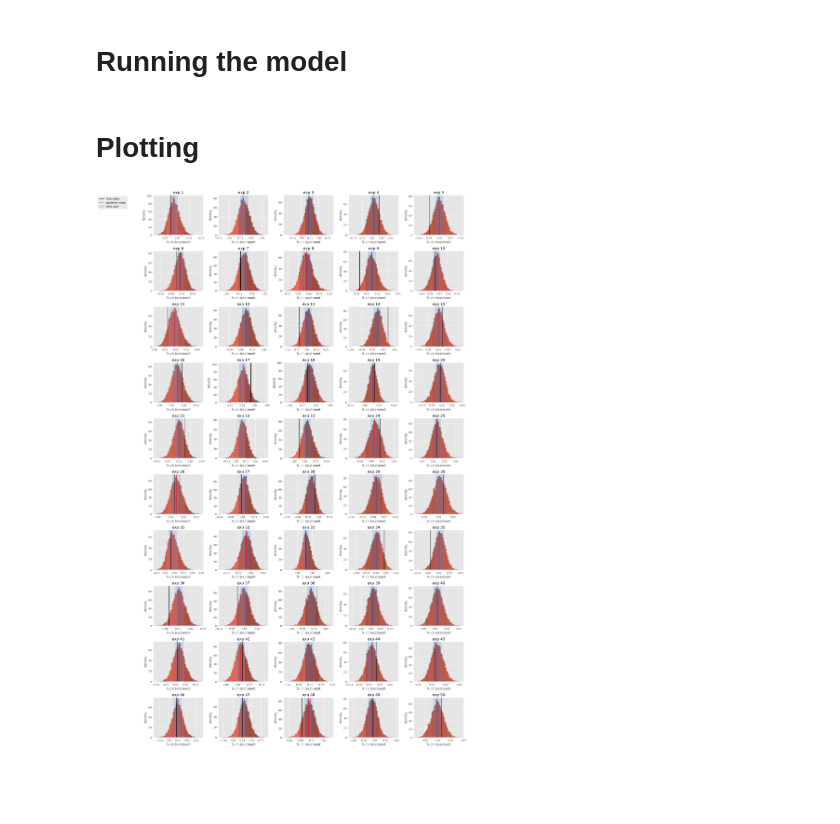
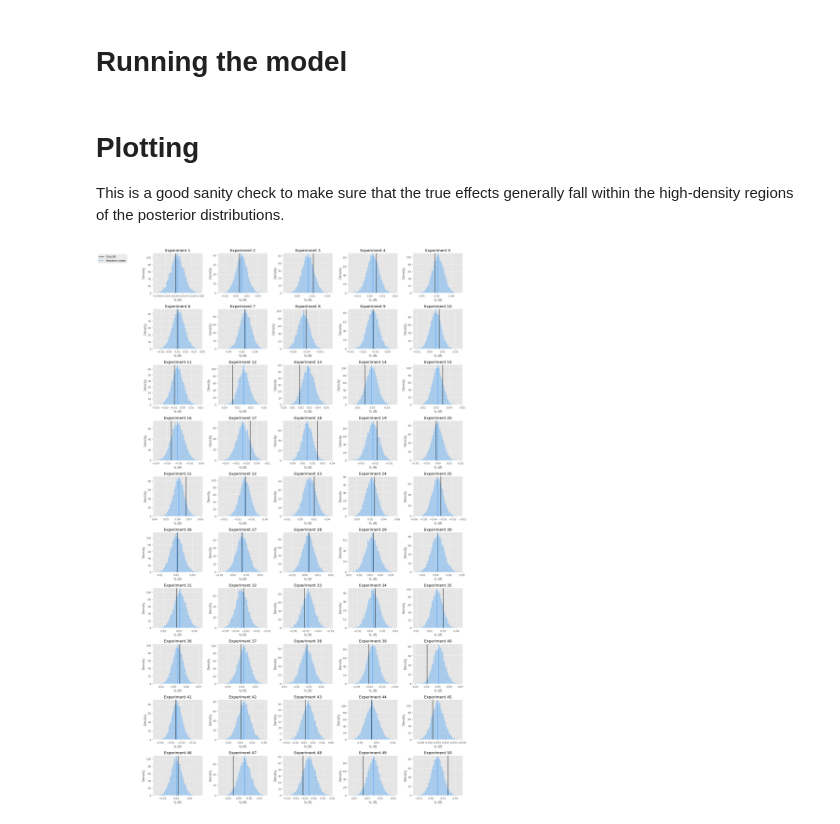
Before and after one commit to tbuffington7/metabayes, a Jupyter notebook: notebooks/Demonstration.ipynb, the cells around one changed output. Saved outputs shown, nothing was run; the diff lists cells and outputs as text; code cells hidden in the pictures; blank space fills up the shorter version.

```diff
--- a/notebooks/Demonstration.ipynb
+++ b/notebooks/Demonstration.ipynb
@@ -9,11 +18,23 @@ plt.style.use('ggplot')
 # %%
 num_experiments = 50
+
+# Specifying sample sizes per variant
+sample_size_min = 10000
+sample_size_max = 200000
+
+# Number of posterior traces to burn
+burn = 100
+
+# Describing the distribution of true effects
+true_effect_mean = 0.01
+true_effect_sd = 0.025
+
 true_control_means = np.random.beta(100, 150, size=num_experiments)
-true_effects = np.random.normal(0.01, 0.005, size=num_experiments)
+true_effects = np.random.normal(true_effect_mean, true_effect_sd, size=num_experiments)
 true_treatment_means = true_control_means * (1 + true_effects)
 
-num_trials = np.random.randint(10000, 50000, size=num_experiments)
-control_successes = np.random.binomial(num_trials, true_control_means)
-treatment_successes = np.random.binomial(num_trials, true_treatment_means)
+sample_sizes = np.random.randint(sample_size_min, sample_size_max, size=num_experiments)
+control_successes = np.random.binomial(sample_sizes, true_control_means)
+treatment_successes = np.random.binomial(sample_sizes, true_treatment_means)
 # %% [markdown]
 # Creating the prior
@@ -34,23 +64,23 @@ gs = GibbsSampler.from_binary_counts(num_trials, control_successes, num_trials,
 gs.run_model()
 # %% [markdown]
 # Plotting
+This is a good sanity check to make sure that the true effects generally fall within the high-density regions of the posterior distributions.
 # %%
 def plot(uplift, ax, i, true_value):
-    ax.flatten()[i].hist(uplift, bins=50, density=True, edgecolor='black', alpha=.8)
-    ax.flatten()[i].set_title('exp {}'.format(i+1))
-    ax.flatten()[i].axvline(x=true_value, color='black', label='true value')
-    ax.flatten()[i].axvline(x=np.mean(uplift), color='red', linestyle='--', label='posterior mean')
-    ax.flatten()[i].set_xlabel('% ch treatment')
-    ax.flatten()[i].set_ylabel('density')
+    ax.flatten()[i].hist(uplift, bins=50, density=True, alpha=.3, color='dodgerblue')
+    ax.flatten()[i].set_title('Experiment {}'.format(i+1))
+    ax.flatten()[i].axvline(x=true_value, color='black', label='True lift')
+    ax.flatten()[i].axvline(x=np.mean(uplift), color='dodgerblue', linestyle='--', label='Posterior mean')
+    ax.flatten()[i].set_xlabel('% lift')
+    ax.flatten()[i].set_ylabel('Density')
 
 
     conf = np.quantile(uplift, [.25, .75])
-    ax.flatten()[i].axvspan(*conf, color='dodgerblue', alpha=.2, label='50% conf')
     if i == 0:
         ax.flatten()[i].legend(bbox_to_anchor=(-.5, 1))
 # %%
 fig, ax = plt.subplots(ncols=5, nrows=10, figsize=(20, 30))
-[plot(gs.traces['theta'][100:,i], ax, i, true_effects[i]) for i in range(num_experiments)]
+[plot(gs.traces['theta'][burn:,i], ax, i, true_effects[i]) for i in range(num_experiments)]
 fig.tight_layout()
 # %% [output]
-[figure, old version]
+[figure, new version]
```
Also changed, not shown: parts of 15 cells of this notebook, 1 other file.
